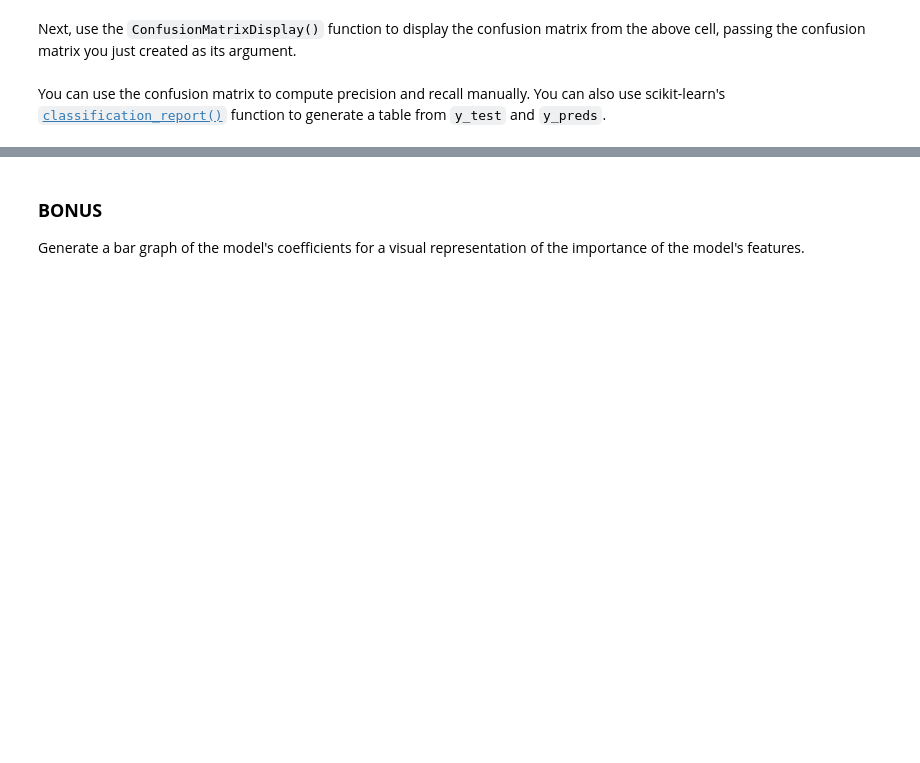
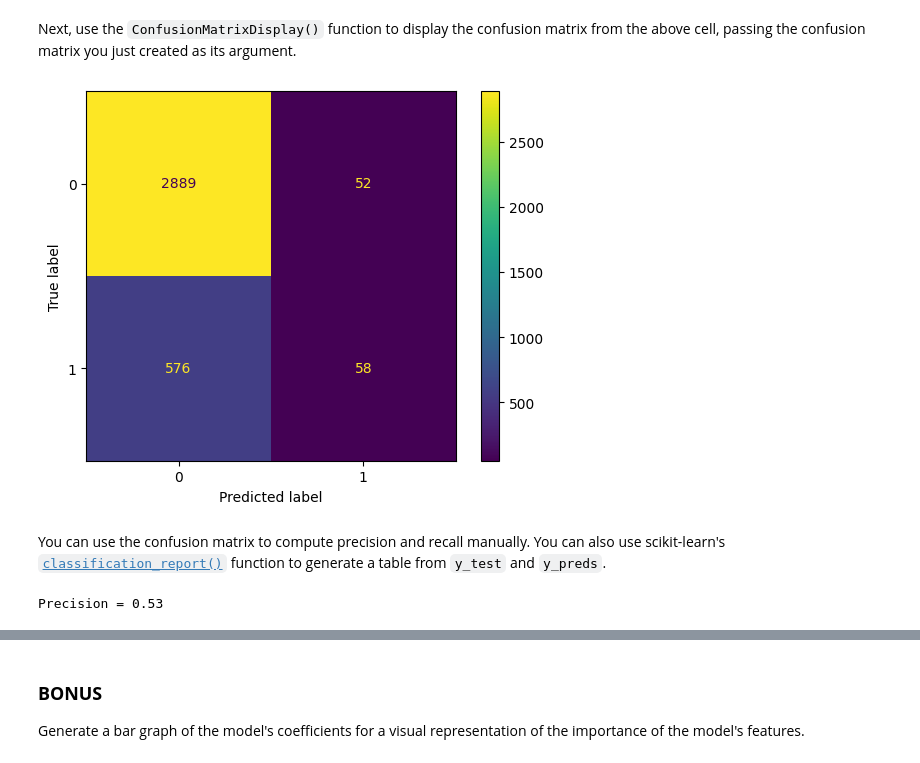
Before and after one commit to dianario/waze-project, a Jupyter notebook: 5_Waze_regression.ipynb, the cells around one changed output, grey strips where cells are left out. Saved outputs shown, nothing was run; the diff lists cells and outputs as text; code cells hidden in the pictures; blank space fills up the shorter version.

Commit message:
Evaluate model accuracy and interpret

```diff
--- a/5_Waze_regression.ipynb
+++ b/5_Waze_regression.ipynb
@@ -669,7 +669,7 @@ If the logistic assumptions are met, the model results can be appropriately inte
 Use the code block below to make predictions on the test data.
 # %%
 # Generate predictions on X_test
-### YOUR CODE HERE ###
+y_pred = clf_model.predict(X_test)
 # %% [markdown]
 Now, use the `score()` method on the model with `X_test` and `y_test` as its two arguments. The default score in scikit-learn is **accuracy**.  What is the accuracy of your model?
 
@@ -686,2 +687,4 @@ Use the `confusion_matrix` function to obtain a confusion matrix. Use `y_test` a
+# %%
+cm = metrics.confusion_matrix(y_test, y_pred)
 # %% [markdown]
 Next, use the `ConfusionMatrixDisplay()` function to display the confusion matrix from the above cell, passing the confusion matrix you just created as its argument.
@@ -690,2 +691,8 @@ Next, use the `ConfusionMatrixDisplay()` function to display the confusion matri
+# %%
+disp = metrics.ConfusionMatrixDisplay(cm) #, display_labels= ['retained', 'churned'])
+disp.plot()
+plt.show()
+# %% [output]
+[figure, added]
 # %% [markdown]
 You can use the confusion matrix to compute precision and recall manually. You can also use scikit-learn's [`classification_report()`](https://scikit-learn.org/stable/modules/generated/sklearn.metrics.classification_report.html) function to generate a table from `y_test` and `y_preds`.
@@ -700,0 +699,7 @@ You can use the confusion matrix to compute precision and recall manually. You c
+# %%
+# Calculate precision manually
+# precision is TP / All P predictions
+precision = cm[1,1] / (cm[1,1] + cm[0,1])
+print(f'Precision = {precision:.2f}')
+# %% [output]
+Precision = 0.53
```
Also changed, not shown: parts of 16 cells of this notebook.
